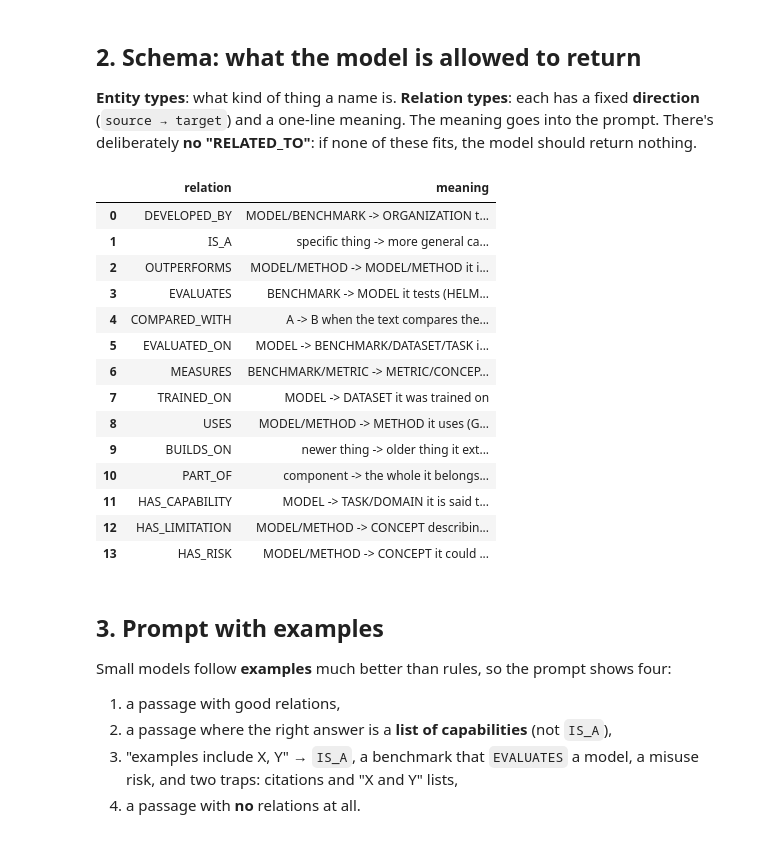
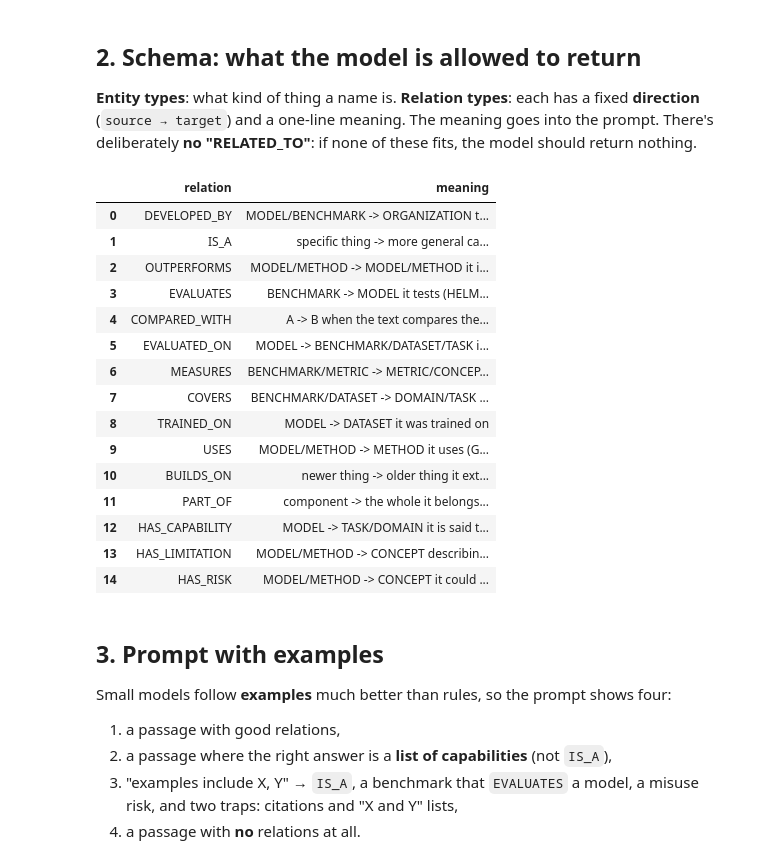
Before and after one commit to SwapnilGEU/OKF, a Jupyter notebook: knowlegde_graph.ipynb, the cells around one changed output. Drawn from its saved outputs; the diff is of its cells as text; code cells hidden in the pictures.

```diff
--- a/knowlegde_graph.ipynb
+++ b/knowlegde_graph.ipynb
@@ -141,26 +141,29 @@ class ChunkExtraction(BaseModel):
     entities: list[Entity]
     relationships: list[Relationship]
 # %%
+from typing import get_args
+
 # check: schema matches the dictionaries above
-assert set(Entity.model_fields["entity_type"].annotation.__args__) == set(ENTITY_TYPES)
-assert set(Relationship.model_fields["relation"].annotation.__args__) == set(RELATION_TYPES)
+assert set(get_args(Entity.model_fields["entity_type"].annotation or ())) == set(ENTITY_TYPES)
+assert set(get_args(Relationship.model_fields["relation"].annotation or ())) == set(RELATION_TYPES)
 display(pd.DataFrame([{"relation": k, "meaning": v} for k, v in RELATION_TYPES.items()]))
 # %% [output]
 |  | relation | meaning |
 | 0 | DEVELOPED_BY | MODEL/BENCHMARK -> ORGANIZATION t... |
 | 1 | IS_A | specific thing -> more general ca... |
 | 2 | OUTPERFORMS | MODEL/METHOD -> MODEL/METHOD it i... |
 | 3 | EVALUATES | BENCHMARK -> MODEL it tests (HELM... |
 | 4 | COMPARED_WITH | A -> B when the text compares the... |
 | 5 | EVALUATED_ON | MODEL -> BENCHMARK/DATASET/TASK i... |
 | 6 | MEASURES | BENCHMARK/METRIC -> METRIC/CONCEP... |
-| 7 | TRAINED_ON | MODEL -> DATASET it was trained on |
-| 8 | USES | MODEL/METHOD -> METHOD it uses (G... |
-| 9 | BUILDS_ON | newer thing -> older thing it ext... |
-| 10 | PART_OF | component -> the whole it belongs... |
-| 11 | HAS_CAPABILITY | MODEL -> TASK/DOMAIN it is said t... |
-| 12 | HAS_LIMITATION | MODEL/METHOD -> CONCEPT describin... |
-| 13 | HAS_RISK | MODEL/METHOD -> CONCEPT it could ... |
+| 7 | COVERS | BENCHMARK/DATASET -> DOMAIN/TASK ... |
+| 8 | TRAINED_ON | MODEL -> DATASET it was trained on |
+| 9 | USES | MODEL/METHOD -> METHOD it uses (G... |
+| 10 | BUILDS_ON | newer thing -> older thing it ext... |
+| 11 | PART_OF | component -> the whole it belongs... |
+| 12 | HAS_CAPABILITY | MODEL -> TASK/DOMAIN it is said t... |
+| 13 | HAS_LIMITATION | MODEL/METHOD -> CONCEPT describin... |
+| 14 | HAS_RISK | MODEL/METHOD -> CONCEPT it could ... |
 # %% [markdown]
 ## 3. Prompt with examples
 
```
Also changed, not shown: parts of 8 cells of this notebook, 2 other files.
